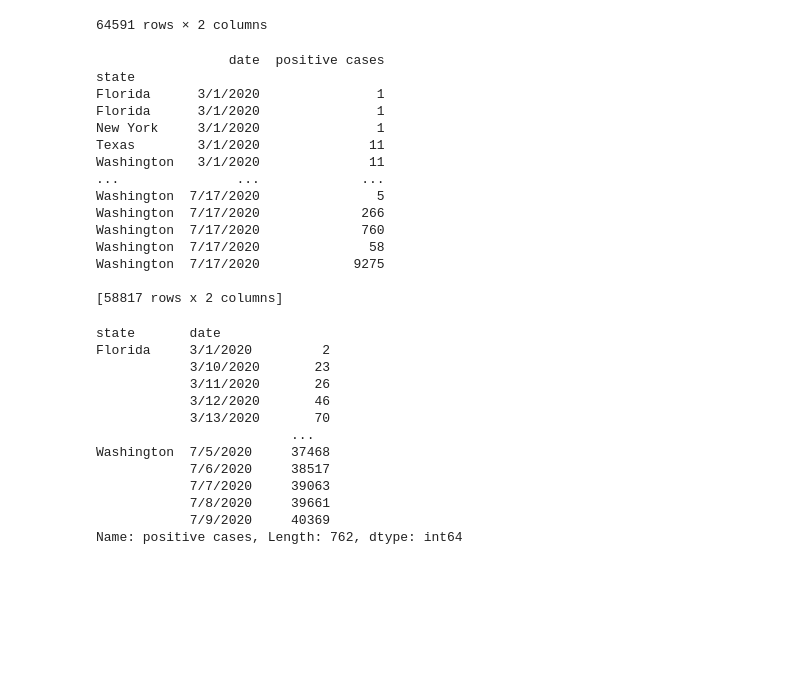
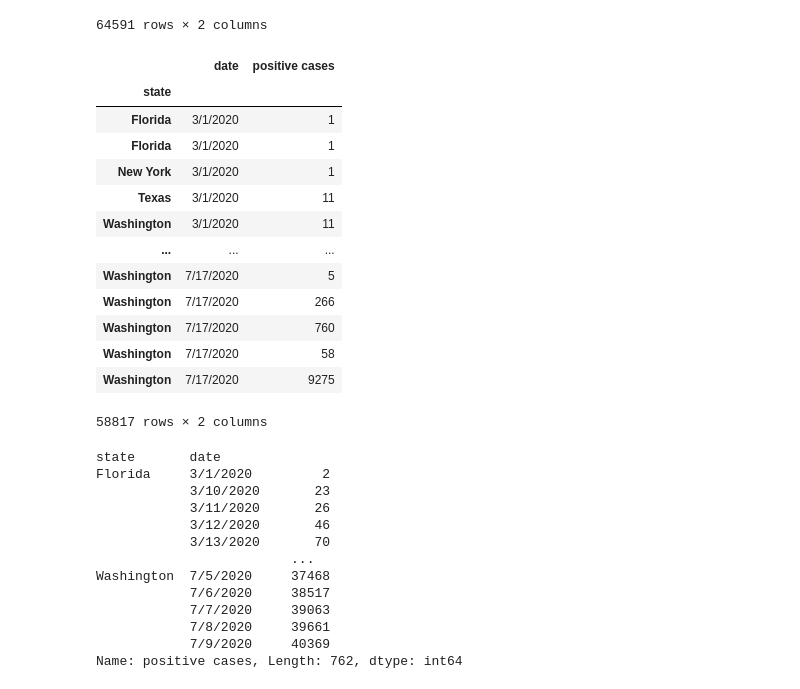
Before and after one commit to Emily-Keymon/Group-Project, a Jupyter notebook: Covid-19 Data Exploration and Cleanup.ipynb, the cells around one changed output. Saved outputs shown, nothing was run; the diff lists cells and outputs as text; code cells hidden in the pictures; blank space fills up the shorter version.

```diff
--- a/Covid-19 Data Exploration and Cleanup.ipynb
+++ b/Covid-19 Data Exploration and Cleanup.ipynb
@@ -271,4 +272,4 @@ df_2
 # %%
 # Set index to states
-df_2 = df_2.set_index('state')
-df_2
+#df_2 = df_2.set_index('state')
+#df_2
@@ -329,28 +315,27 @@ filter_df_2
 # %%
 # Set date range for data
 start_date = '3/1/2020'
 end_date = '7/17/2020'
 after_start_date = filter_df_2["date"] >= start_date
 before_end_date = filter_df_2["date"] <= end_date
 between_two_dates = after_start_date & before_end_date
 filtered_dates_2 = filter_df_2.loc[between_two_dates]
-print(filtered_dates_2)
+filtered_dates_2
 # %% [output]
+|  | date | positive cases |
+| state |  |  |
+| Florida | 3/1/2020 | 1 |
+| Florida | 3/1/2020 | 1 |
+| New York | 3/1/2020 | 1 |
+| Texas | 3/1/2020 | 11 |
+| Washington | 3/1/2020 | 11 |
+| ... | ... | ... |
+| Washington | 7/17/2020 | 5 |
+| Washington | 7/17/2020 | 266 |
+| Washington | 7/17/2020 | 760 |
+| Washington | 7/17/2020 | 58 |
+| Washington | 7/17/2020 | 9275 |
-                 date  positive cases
-state
-Florida      3/1/2020               1
-Florida      3/1/2020               1
-New York     3/1/2020               1
-Texas        3/1/2020              11
-Washington   3/1/2020              11
-...               ...             ...
-Washington  7/17/2020               5
-Washington  7/17/2020             266
-Washington  7/17/2020             760
-Washington  7/17/2020              58
-Washington  7/17/2020            9275
-
-[58817 rows x 2 columns]
+58817 rows × 2 columns
 # %%
 # Group duplicate dates for each state into a total positive case per day
 group_df_2 = filter_df_2.groupby(["state", "date"])
```
Also changed, not shown: parts of 6 cells of this notebook.
